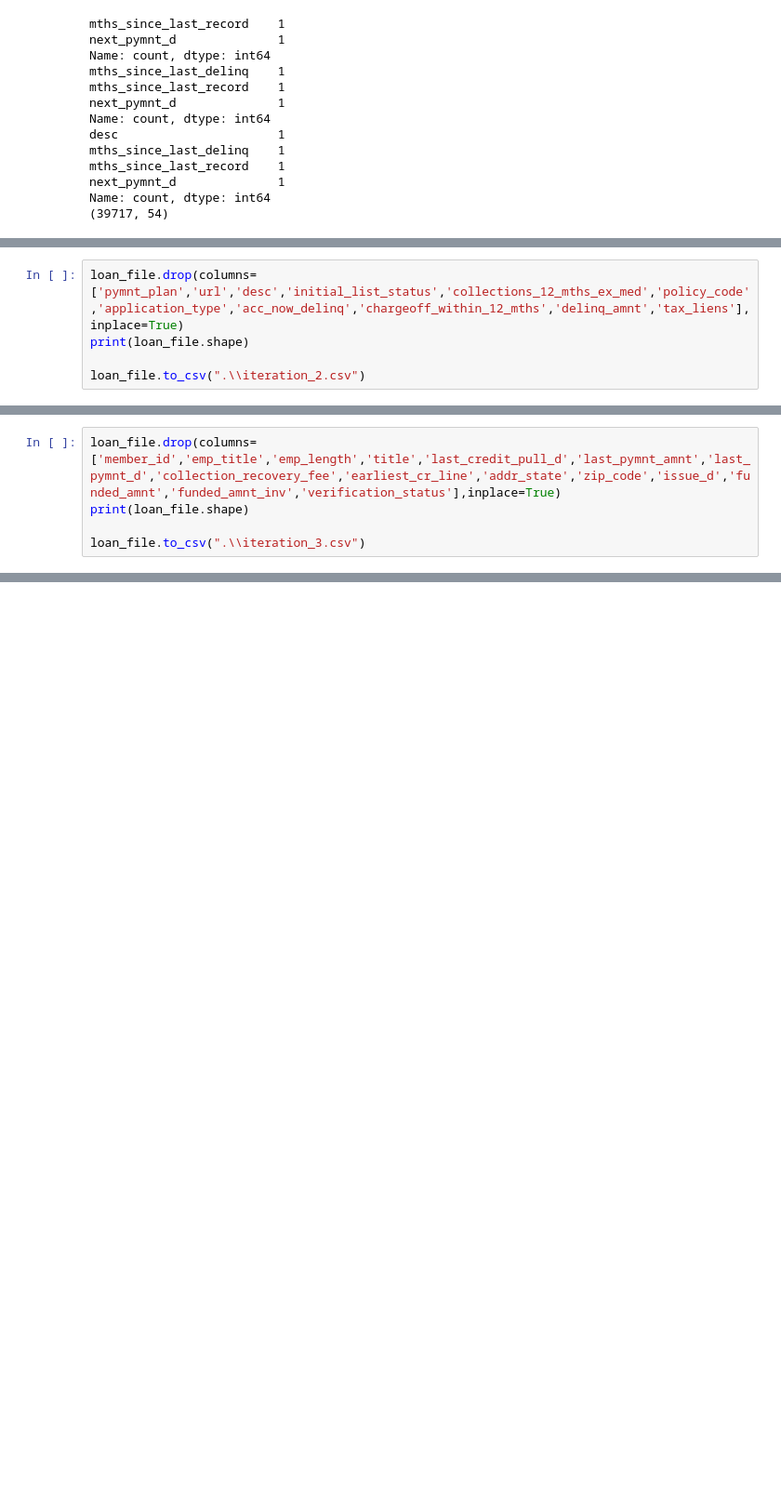
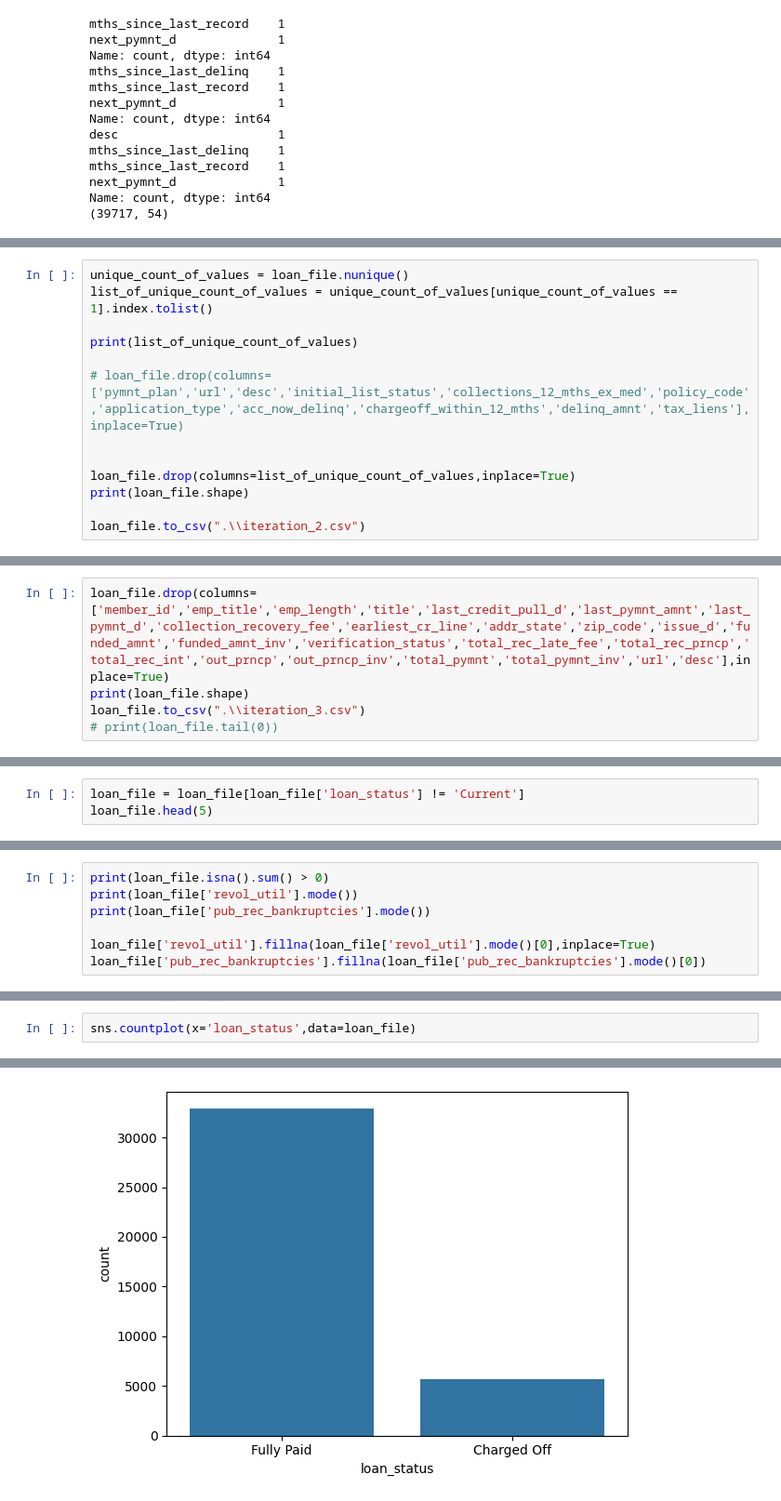
Before and after one commit to anonnihcas/LendingClubCaseStudy, a Jupyter notebook: RoughNoteBook.ipynb, the cells around one changed output, grey strips where cells are left out. Shown: that part at 93% size. Cells and saved outputs as stored; diff of their text form; blank space fills up the shorter version.

```diff
--- a/RoughNoteBook.ipynb
+++ b/RoughNoteBook.ipynb
@@ -62,5 +77,13 @@ Now delete all columns with a single value
 # %%
-loan_file.drop(columns=['pymnt_plan','url','desc','initial_list_status','collections_12_mths_ex_med','policy_code','application_type','acc_now_delinq','chargeoff_within_12_mths','delinq_amnt','tax_liens'],inplace=True)
+unique_count_of_values = loan_file.nunique()
+list_of_unique_count_of_values = unique_count_of_values[unique_count_of_values == 1].index.tolist()
+
+print(list_of_unique_count_of_values)
+
+# loan_file.drop(columns=['pymnt_plan','url','desc','initial_list_status','collections_12_mths_ex_med','policy_code','application_type','acc_now_delinq','chargeoff_within_12_mths','delinq_amnt','tax_liens'],inplace=True)
+
+
+loan_file.drop(columns=list_of_unique_count_of_values,inplace=True)
 print(loan_file.shape)
 
 loan_file.to_csv(".\\iteration_2.csv")
@@ -89,6 +124,6 @@ Deleting rows which are descriptive and may not contribute to identification
 # %%
-loan_file.drop(columns=['member_id','emp_title','emp_length','title','last_credit_pull_d','last_pymnt_amnt','last_pymnt_d','collection_recovery_fee','earliest_cr_line','addr_state','zip_code','issue_d','funded_amnt','funded_amnt_inv','verification_status'],inplace=True)
+loan_file.drop(columns=['member_id','emp_title','emp_length','title','last_credit_pull_d','last_pymnt_amnt','last_pymnt_d','collection_recovery_fee','earliest_cr_line','addr_state','zip_code','issue_d','funded_amnt','funded_amnt_inv','verification_status','total_rec_late_fee','total_rec_prncp','total_rec_int','out_prncp','out_prncp_inv','total_pymnt','total_pymnt_inv','url','desc'],inplace=True)
 print(loan_file.shape)
-
 loan_file.to_csv(".\\iteration_3.csv")
+# print(loan_file.tail(0))
 # %% [output]
@@ -95,0 +141,3 @@ loan_file.to_csv(".\\iteration_3.csv")
+# %%
+loan_file = loan_file[loan_file['loan_status'] != 'Current']
+loan_file.head(5)
@@ -95,0 +194,7 @@ loan_file.to_csv(".\\iteration_3.csv")
+# %%
+print(loan_file.isna().sum() > 0)
+print(loan_file['revol_util'].mode())
+print(loan_file['pub_rec_bankruptcies'].mode())
+
+loan_file['revol_util'].fillna(loan_file['revol_util'].mode()[0],inplace=True)
+loan_file['pub_rec_bankruptcies'].fillna(loan_file['pub_rec_bankruptcies'].mode()[0])
@@ -95,0 +235,3 @@ loan_file.to_csv(".\\iteration_3.csv")
+# %%
+sns.countplot(x='loan_status',data=loan_file)
+# %% [output]
@@ -95,0 +239 @@ loan_file.to_csv(".\\iteration_3.csv")
+[figure, added]
```
Also changed, not shown: parts of 41 cells of this notebook.
